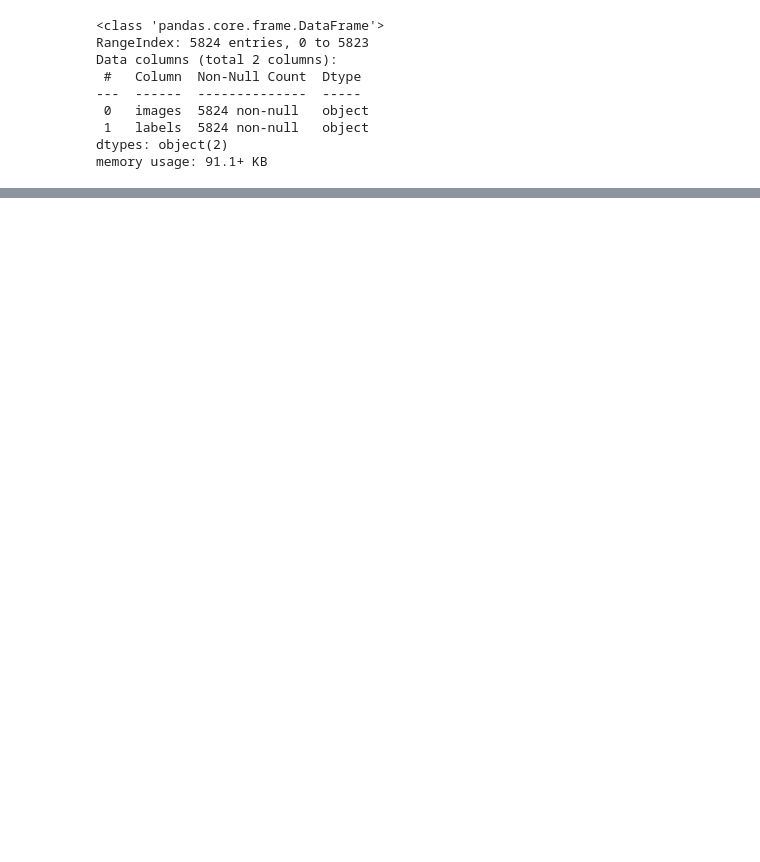
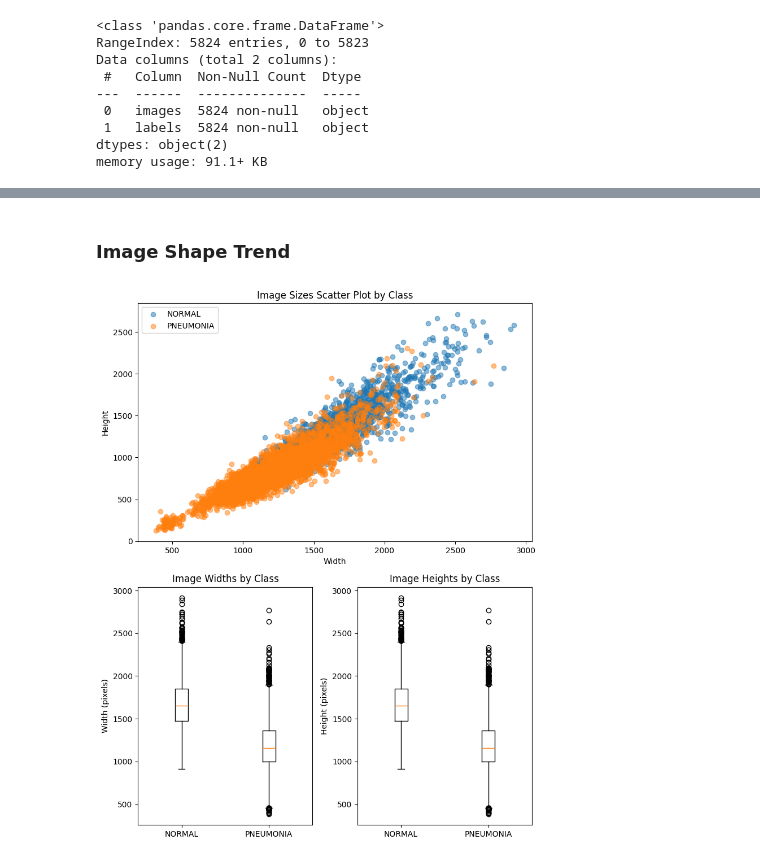
Before and after one commit to o4096/ChestXRayPneumoniaDetection, a Jupyter notebook: eda.ipynb, the cells around one changed output, grey strips where cells are left out. Drawn from its saved outputs; the diff is of its cells as text; code cells hidden in the pictures; blank space fills up the shorter version.

```diff
--- a/eda.ipynb
+++ b/eda.ipynb
@@ -43,0 +53,38 @@ plt.show()
+# %% [markdown]
+### Image Shape Trend
+# %%
+widths_by_class = [[], []]
+heights_by_class = [[], []]
+for path, label in zip(df['images'], df['labels']):
+    img = Image.open(path)
+    w, h = img.size
+    if label == 'NORMAL':
+        widths_by_class[0].append(w)
+        heights_by_class[0].append(h)
+    else:
+        widths_by_class[1].append(w)
+        heights_by_class[1].append(h)
+
+plt.figure(figsize=(8,10))
+plt.subplot(2, 1, 1)
+for i, cls in enumerate(CLASSES):
+    plt.scatter(widths_by_class[i], heights_by_class[i], alpha=0.5, label=cls, color=['C0', 'C1'][i])
+plt.title('Image Sizes Scatter Plot by Class')
+plt.xlabel('Width')
+plt.ylabel('Height')
+plt.legend()
+
+plt.subplot(2, 2, 3)
+plt.boxplot(widths_by_class, tick_labels=CLASSES)
+plt.title('Image Widths by Class')
+plt.ylabel('Width (pixels)')
+
+plt.subplot(2, 2, 4)
+plt.boxplot(widths_by_class, tick_labels=CLASSES)
+plt.title('Image Heights by Class')
+plt.ylabel('Height (pixels)')
+
+plt.tight_layout()
+plt.show()
+# %% [output]
+[figure, added]
```
Also changed, not shown: parts of 30 cells of this notebook, 12 other files.
